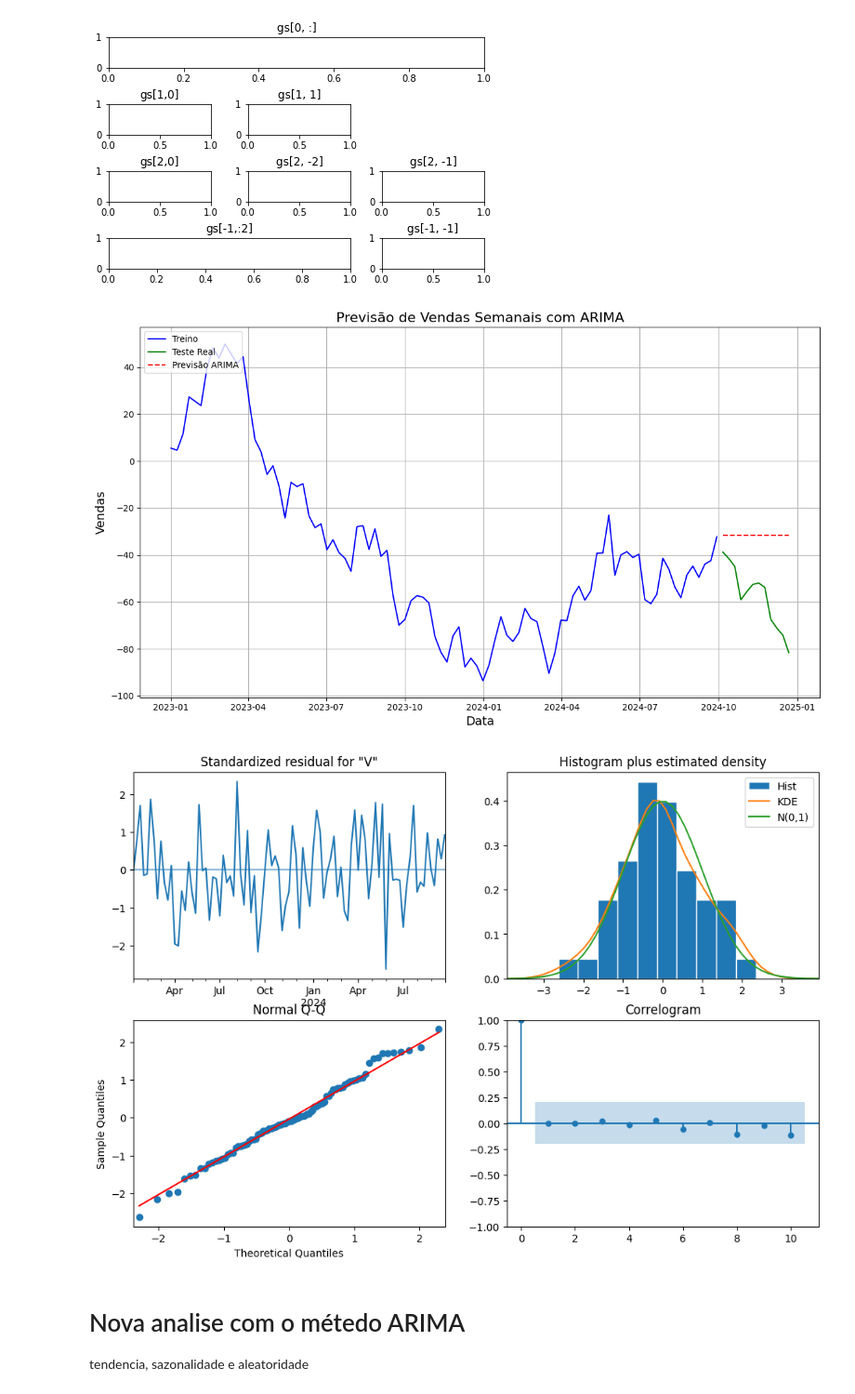
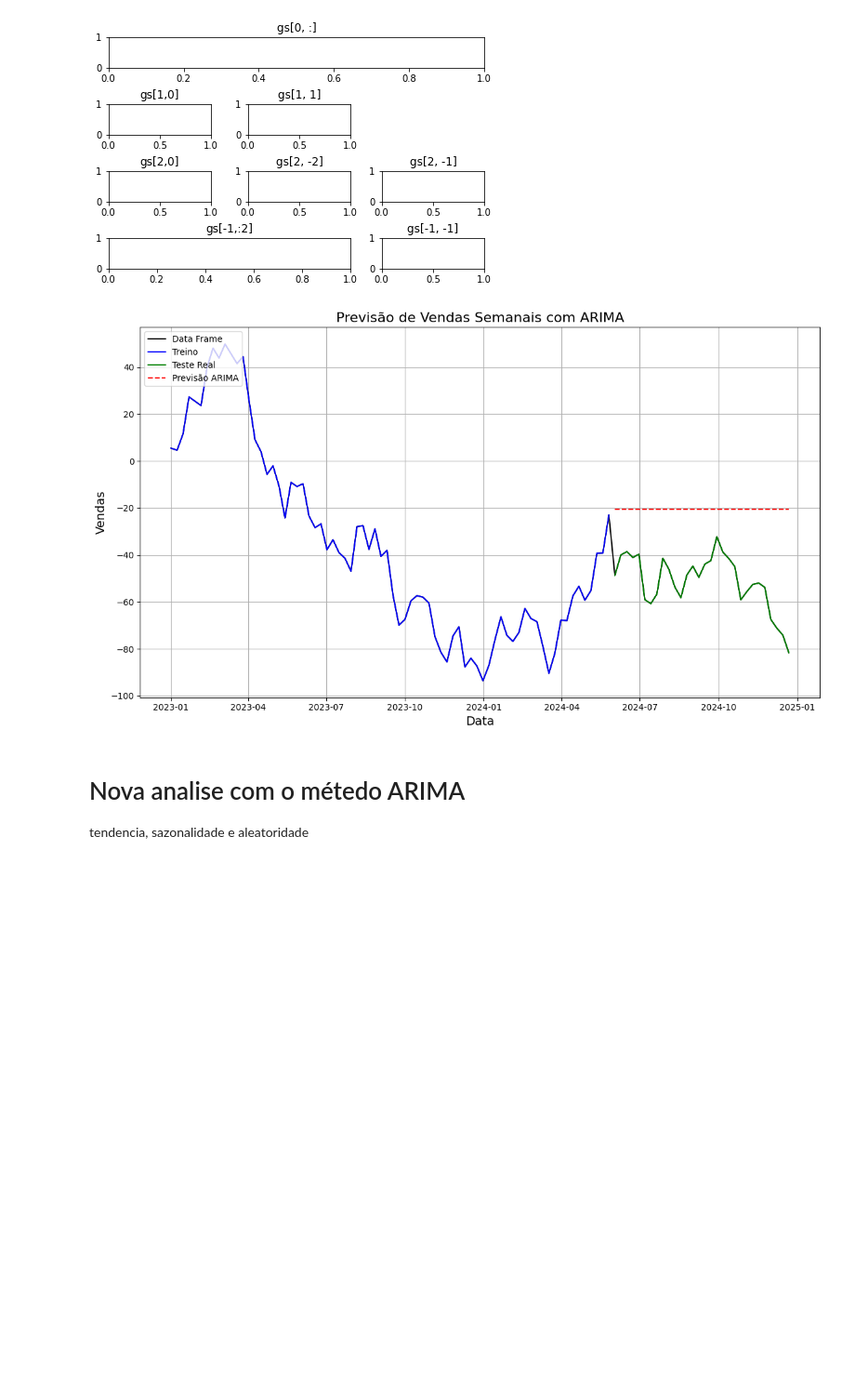
Before and after one commit to RogerioLS/Covid-19Mundial, a Jupyter notebook: Casos de Covid-19 mundial .ipynb, the cells around one changed output. Shown at 93% size. Saved outputs shown, nothing was run; the diff lists cells and outputs as text; code cells hidden in the pictures; blank space fills up the shorter version.

```diff
--- a/Casos de Covid-19 mundial .ipynb
+++ b/Casos de Covid-19 mundial .ipynb
@@ -389,39 +355,39 @@ import matplotlib.pyplot as plt
 np.random.seed(42)
 data = pd.date_range(start="2023-01-01", periods=104, freq='W')  # dois anos de vendas semanais
 vendas = np.cumsum(np.random.randn(104)*10 + 0.5)
 
 df = pd.DataFrame(data={"Vendas": vendas}, index=data)
 # Divisão de treino e teste
-train = df[:-12]
-test = df[-12:]
+train = df[:-30]
+test = df[-30:]
 
 # Modelagem ARIMA
 model = ARIMA(train, order=(5,1,0))
 fit = model.fit()
 
 # Previsão
-forecast = fit.forecast(steps=12)[0]
+forecast = fit.forecast(steps=30)[0]
 df_forecast = pd.DataFrame(data={"Forecast": forecast}, index=test.index)
 
 # Visualização
 plt.figure(figsize=(12, 7))
+plt.plot(df, label="Data Frame", color='black')
 plt.plot(train, label="Treino", color='blue')
 plt.plot(test, label="Teste Real", color='green')
 plt.plot(df_forecast, label="Previsão ARIMA", linestyle="--", color='red')
 plt.title("Previsão de Vendas Semanais com ARIMA", fontsize=16)
 plt.xlabel("Data", fontsize=14)
 plt.ylabel("Vendas", fontsize=14)
 plt.legend(loc='upper left')
 plt.grid(True)
 plt.tight_layout()
 plt.show()
 
 # Diagnóstico
-fit.plot_diagnostics(figsize=(12, 8))
+#fit.plot_diagnostics(figsize=(12, 8))
 plt.show()
 # %% [output]
-[figure, old version]
+[figure, new version]
-[figure, removed]
 # %% [markdown]
 # Nova analise com o métedo ARIMA
 tendencia, sazonalidade e aleatoridade
```
Also changed, not shown: parts of 16 cells of this notebook.
